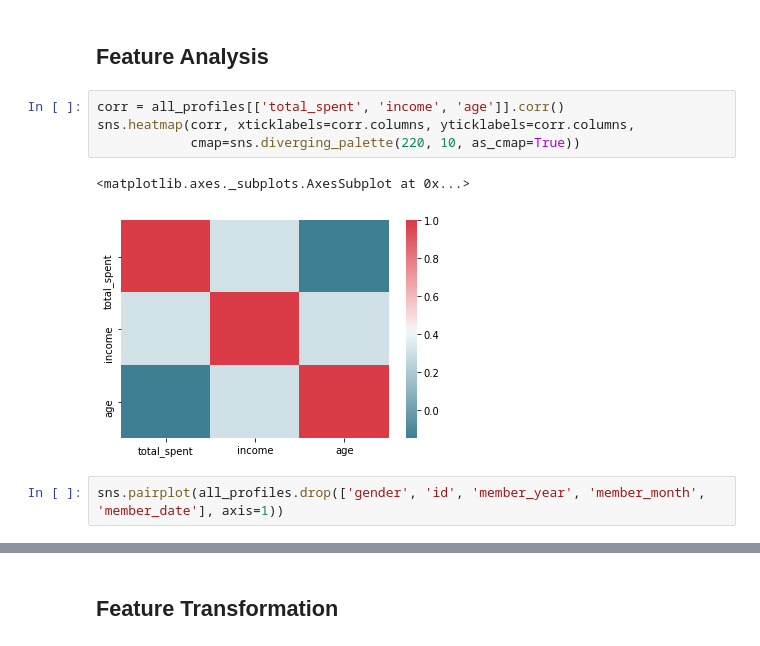
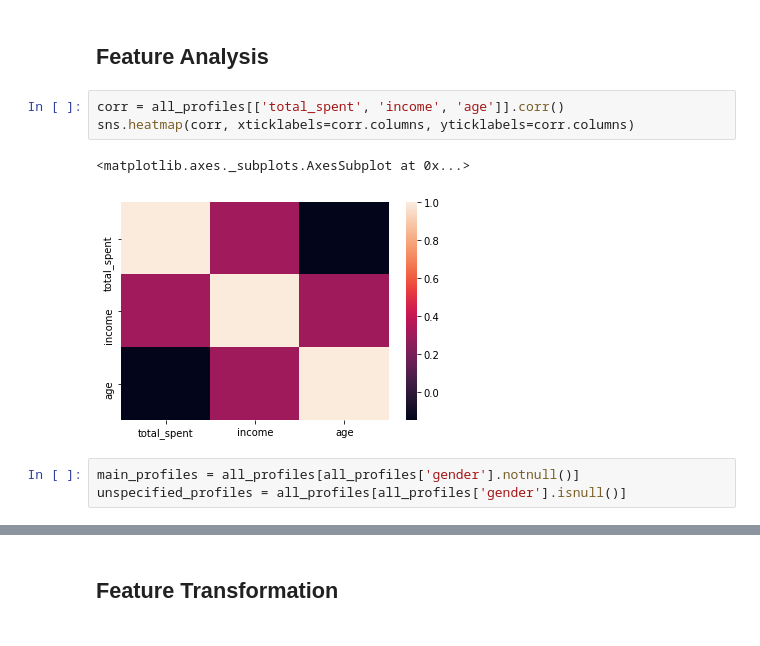
Before and after one commit to trant22t/data-science-nanodegree, a Jupyter notebook: starbucks_optimization_strategy/customer_segmentation/customer_segmentation_2.ipynb, the cells around one changed output, grey strips where cells are left out. Cells and saved outputs as stored; diff of their text form.

```diff
--- a/starbucks_optimization_strategy/customer_segmentation/customer_segmentation_2.ipynb
+++ b/starbucks_optimization_strategy/customer_segmentation/customer_segmentation_2.ipynb
@@ -253,10 +255,10 @@ all_profiles.head()
 ## Feature Analysis
 # %%
 corr = all_profiles[['total_spent', 'income', 'age']].corr()
-sns.heatmap(corr, xticklabels=corr.columns, yticklabels=corr.columns,
-            cmap=sns.diverging_palette(220, 10, as_cmap=True))
+sns.heatmap(corr, xticklabels=corr.columns, yticklabels=corr.columns)
 # %% [output]
 <matplotlib.axes._subplots.AxesSubplot at 0x...>
-[figure, old version]
+[figure, new version]
-# %%
-sns.pairplot(all_profiles.drop(['gender', 'id', 'member_year', 'member_month', 'member_date'], axis=1))
+# %%
+main_profiles = all_profiles[all_profiles['gender'].notnull()]
+unspecified_profiles = all_profiles[all_profiles['gender'].isnull()]
```
Also changed, not shown: parts of 8 cells of this notebook, 1 other file.
